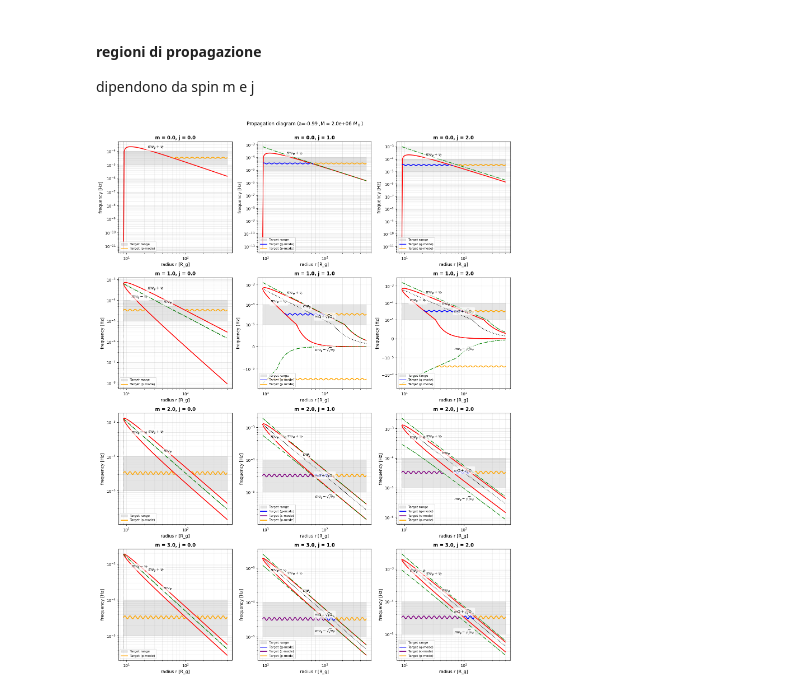
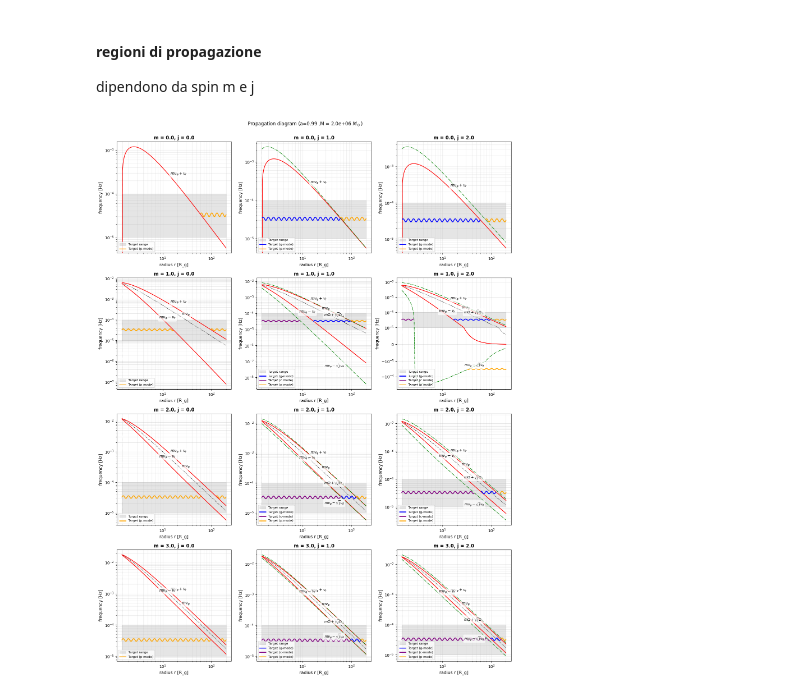
Before and after one commit to mauroghira/iuss_thesis, a Jupyter notebook: c_modes.ipynb, the cells around one changed output. Drawn from its saved outputs; the diff is of its cells as text; code cells hidden in the pictures.

```diff
--- a/c_modes.ipynb
+++ b/c_modes.ipynb
@@ -166,7 +35,7 @@ params = {
     "m": (0, 3, 4),
     "j": (0, 3, 4),
     "a": (-0.99, 0.99, 199),
-    "rivr": (1, 500, 200)
+    "rivr": (1, 200, 200)
 }
 labels = list(params.keys())
 param_vectors, mesh_arrays = create_param_grid(params)
@@ -248,36 +117,20 @@ plt.show()
 #### regioni di propagazione
 dipendono da spin m e j
 # %%
-def plots_frq(ax, r_vals, all_frequencies, mm, jj):
-    # Plot mΩ + κ (outer LR)
-    ax.plot(r_vals, all_frequencies[1],
-                color="red", linestyle="-", linewidth=2,
-                #label=r'$m \nu_\varphi + \nu_r$'
-                )
+def plots_frq(ax, r_vals, all_frequencies, mm, nn):
+    """Plot boundary curves (no labels – handled by shared legend)."""
+    # mΩ + κ (red solid)
+    ax.plot(r_vals, all_frequencies[1], color="red",   linestyle="-",  linewidth=1.5)
 
-    # Plot mΩ + nΩ⊥/20 (g-mode upper boundary)
-    ax.plot(r_vals, all_frequencies[3],
-                   color="green", linestyle="-.", linewidth=1.5,
-                    #label=r'$m \nu_\varphi + \sqrt{j} \nu_\vartheta$'
-                    )
+    if nn > 0:
+        # mΩ + √n Ω⊥
+        ax.plot(r_vals, all_frequencies[3], color="green", linestyle="-.", linewidth=1.2)
 
     if mm > 0:
-        # Plot mΩ (linea di riferimento tratteggiata)
-        ax.plot(r_vals, all_frequencies[0], color="black",
-                    linestyle=':', linewidth=1.5,
-                    #label=r'$m \nu_\varphi$'
-                    )
-
-        # Plot mΩ - κ (inner LR)
-        ax.plot(r_vals, all_frequencies[2],
-                    color="red", linestyle="-", linewidth=2,
-                    #label=r'$m \nu_\varphi - \nu_r$'
-                    )
-        # Plot mΩ - nΩ⊥/20 (g-mode upper boundary)
-        ax.plot(r_vals, all_frequencies[4],
-                        color="green", linestyle="-.", linewidth=1.5,
-                        #label=r'$m \nu_\varphi - \sqrt{j} \nu_\vartheta$'
-                        )
+        ax.plot(r_vals, all_frequencies[0], color="black", linestyle=":",  linewidth=1.2)  # mΩ
+        ax.plot(r_vals, all_frequencies[2], color="red",   linestyle="-",  linewidth=1.5)  # mΩ - κ
+        if nn>0:
+            ax.plot(r_vals, all_frequencies[4], color="green", linestyle="-.", linewidth=1.2)  # mΩ - √n Ω⊥
 # %%
 def add_texts(ax, r_vals, m_Omega, freq_plus_kappa, freq_minus_kappa, freq_plus_n20, freq_minus_n20, r_isco_val, mm, jj):
     # Posiziona le etichette sulle curve
@@ -494,7 +347,7 @@ Omega = nu_phi(RIVR, A)  # Ω (frequenza orbitale azimutale)
 Omega_perp = nu_theta(RIVR, A)  # Ω⊥ (frequenza epicyclica verticale)
 kappa = nu_r(RIVR, A)  # κ (frequenza epicyclica radiale)
 
-ia = 0
+ia = 198
 
 fig, axes = plt.subplots(4, 3, figsize=(15, 20))
 #axes = axes.flatten()
@@ -527,31 +380,31 @@ for im in range(4):
         has_negative = any(np.any(freq < 0) for freq in all_frequencies)
 
         r_vals = RIVR[im, ij, ia, :]
 
         plots_frq(axes[im, ij], r_vals, all_frequencies, mm, jj)
 
         # Target frequency band
         axes[im, ij].fill_between(r_vals, TARGET_MIN, TARGET_MAX, color='gray', alpha=0.2,
                         label="Target range")
         plot_target_frequency_wavy(axes[im, ij], r_vals, freq_plus_kappa, freq_minus_kappa,
                            freq_plus_n20, freq_minus_n20, NU0, mm, jj)
         if has_negative:
             axes[im, ij].set_yscale("symlog", linthresh=1e-5)
         else:
             axes[im, ij].set_yscale("log")
 
         add_texts(axes[im, ij], r_vals, m_Omega, freq_plus_kappa, freq_minus_kappa, freq_plus_n20, freq_minus_n20, r_isco_val, mm, jj)
 
         # Etichette e formattazione
         axes[im, ij].set_title(f"m = {mm}, j = {jj}", fontsize=12, fontweight='bold')
         axes[im, ij].set_xlabel(r"radius r [R_g]", fontsize=11)
         axes[im, ij].set_ylabel("frequency [Hz]", fontsize=11)
         axes[im, ij].set_xscale("log")
         axes[im, ij].grid(True, alpha=0.3, which='both')
         axes[im, ij].legend(fontsize=8, loc="lower left")
 
 
 plt.tight_layout(rect=[0, 0, 1, 0.995])
 plt.show()
 # %% [output]
-[figure, old version]
+[figure, new version]
```
Also changed, not shown: parts of 18 cells of this notebook, 6 other files.
